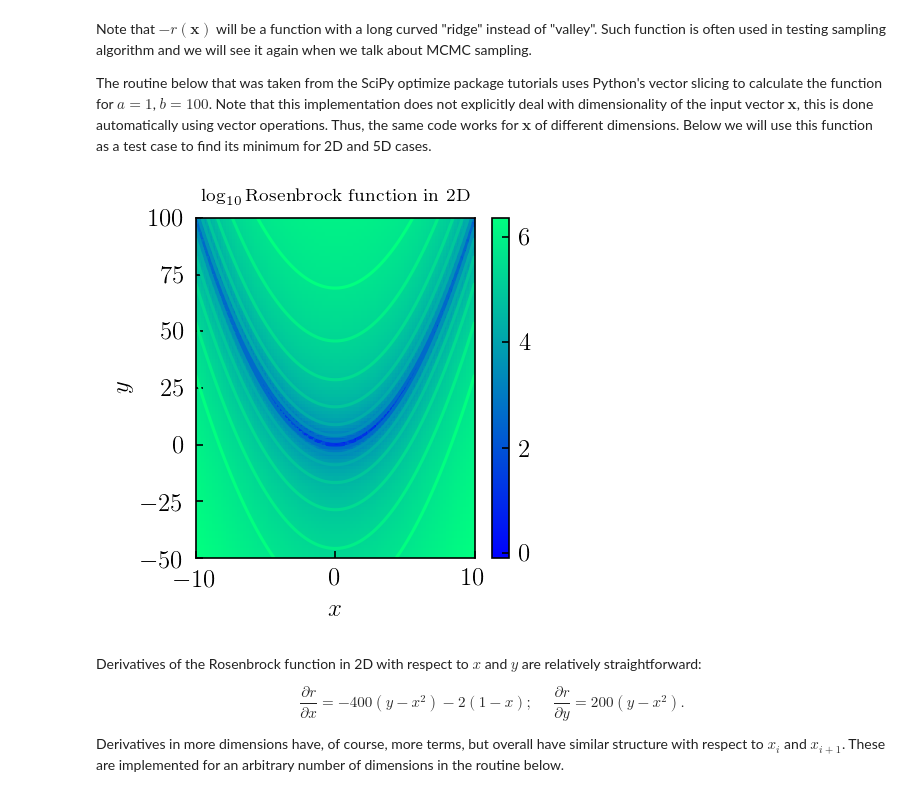
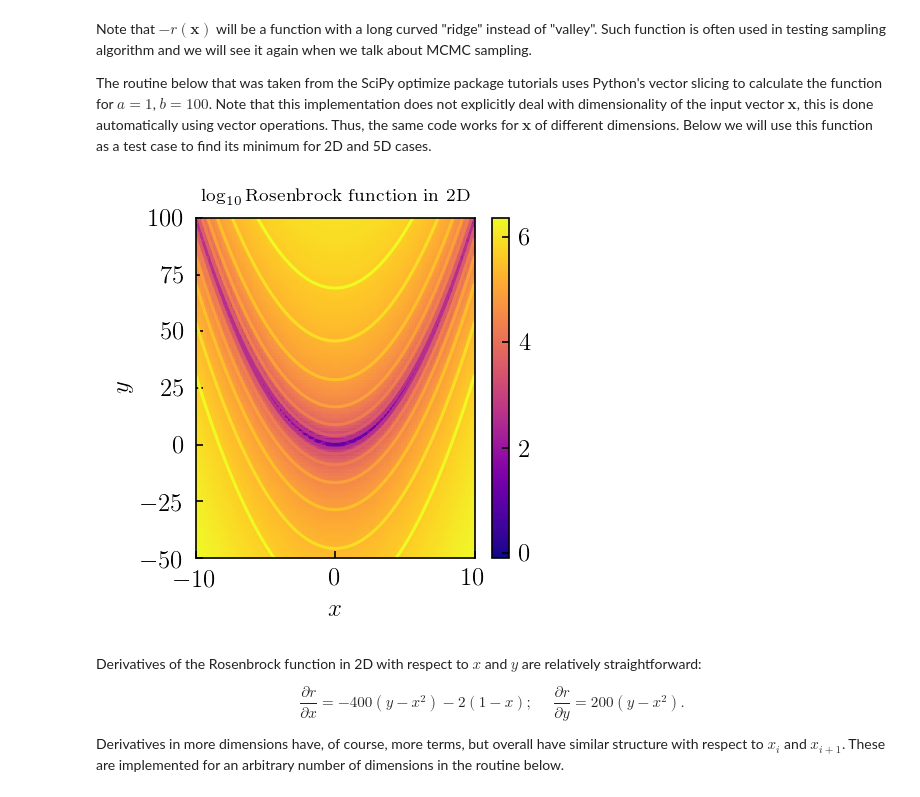
Before and after one commit to a-kravtsov/a211w20, a Jupyter notebook: 05_optimization.ipynb, the cells around one changed output. Saved outputs shown, nothing was run; the diff lists cells and outputs as text; code cells hidden in the pictures.

```diff
--- a/05_optimization.ipynb
+++ b/05_optimization.ipynb
@@ -160,16 +160,16 @@ from codes.plot_utils import plot_color_map
 # %%
 #xg, yg are 2D "grids" of x and y generated by meshgrid
 # rg is 2D array with values of the Rosenbrock function for xg-yg grid
 
 # contour levels; fairly arbitrary choice here, just to show the range of function values.
 levs = np.log10(rg.min()+0.1*np.arange(1,10)**7)
 
 plot_color_map(xg, yg, np.log10(rg), xlim=[xmin,xmax], ylim=[ymin,ymax],
-                   xlabel = r'$x$', ylabel = '$y$', cmap='winter', colorbar=True,
-                   plot_title=r'$\rm \log_{10} Rosenbrock\ function\ in\ 2D$', contours=True, contcmap='winter', levels = levs,
+                   xlabel = r'$x$', ylabel = '$y$', cmap='plasma', colorbar=True,
+                   plot_title=r'$\rm \log_{10} Rosenbrock\ function\ in\ 2D$', contours=True, contcmap='plasma', levels = levs,
                    figsize=3.0)
 # %% [output]
-[figure, old version]
+[figure, new version]
 # %% [markdown]
 Derivatives of the Rosenbrock function in 2D with respect to $x$ and $y$ are relatively straightforward:
 
```
Also changed, not shown: parts of 16 cells of this notebook.
